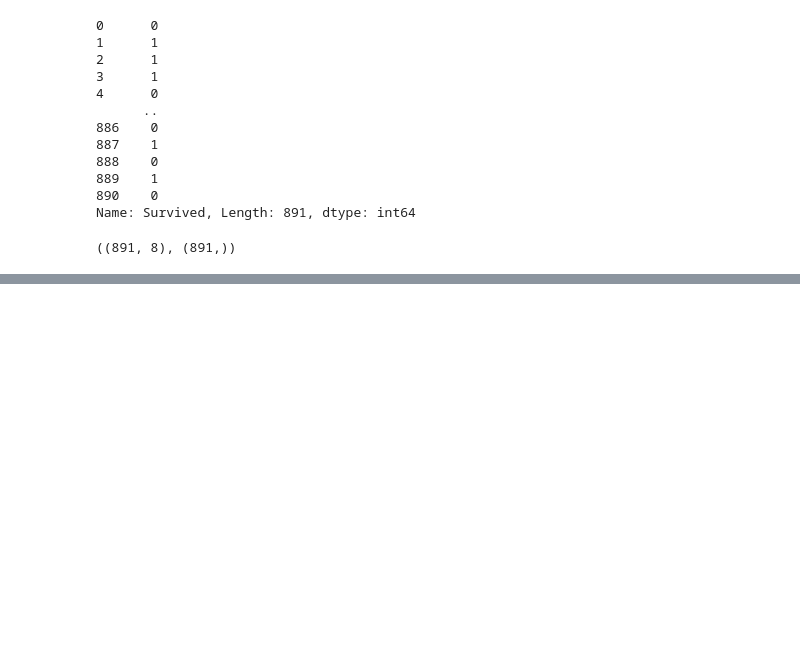
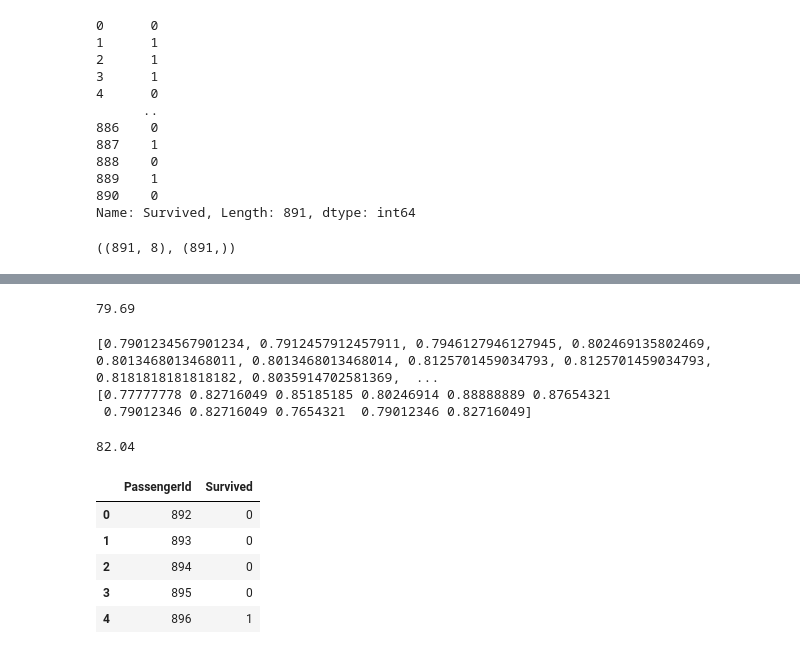
Before and after one commit to RakibulRanak/ML, a Jupyter notebook: TITANIC/Alive or dead.ipynb, the cells around one changed output, grey strips where cells are left out. Cells and saved outputs as stored; diff of their text form; code cells hidden in the pictures; blank space fills up the shorter version.

Commit message:
titanic kaggle submission and basic stat lab started

```diff
--- a/TITANIC/Alive or dead.ipynb
+++ b/TITANIC/Alive or dead.ipynb
@@ -478,0 +500,32 @@ Name: Survived, Length: 891, dtype: int64
+# %%
+
+# decision tree Score
+round(np.mean(score)*100, 2)
+# %% [output]
+79.69
+# %%
+k_range = list(range(1,31))
+k_scores =[]
+for k in k_range:
+    clf = RandomForestClassifier(n_estimators=k)
+    scoring = 'accuracy'
+    score = cross_val_score(clf, train_data, target, cv=k_fold, n_jobs=1, scoring=scoring)
+    #print(score)
+    #scores = cross_val_score(knn,X,y,cv=10,scoring='accuracy')
+    k_scores.append(score.mean())
+print(k_scores)
+
+clf = RandomForestClassifier(n_estimators=28)
+scoring = 'accuracy'
+score = cross_val_score(clf, train_data, target, cv=k_fold, n_jobs=1, scoring=scoring)
+print(score)
+# %% [output]
+[0.7901234567901234, 0.7912457912457911, 0.7946127946127945, 0.802469135802469, 0.8013468013468011, 0.8013468013468014, 0.8125701459034793, 0.8125701459034793, 0.8181818181818182, 0.8035914702581369,  ...
+[0.77777778 0.82716049 0.85185185 0.80246914 0.88888889 0.87654321
+ 0.79012346 0.82716049 0.7654321  0.79012346 0.82716049]
+# %%
+
+# Random Forest Score
+round(np.mean(score)*100, 2)
+# %% [output]
+82.04
@@ -478,0 +546,11 @@ Name: Survived, Length: 891, dtype: int64
+# %%
+
+submission = pd.read_csv('submission.csv')
+submission.head()
+# %% [output]
+|  | PassengerId | Survived |
+| 0 | 892 | 0 |
+| 1 | 893 | 0 |
+| 2 | 894 | 0 |
+| 3 | 895 | 0 |
+| 4 | 896 | 1 |
```
Also changed, not shown: parts of 9 cells of this notebook, 5 other files.
